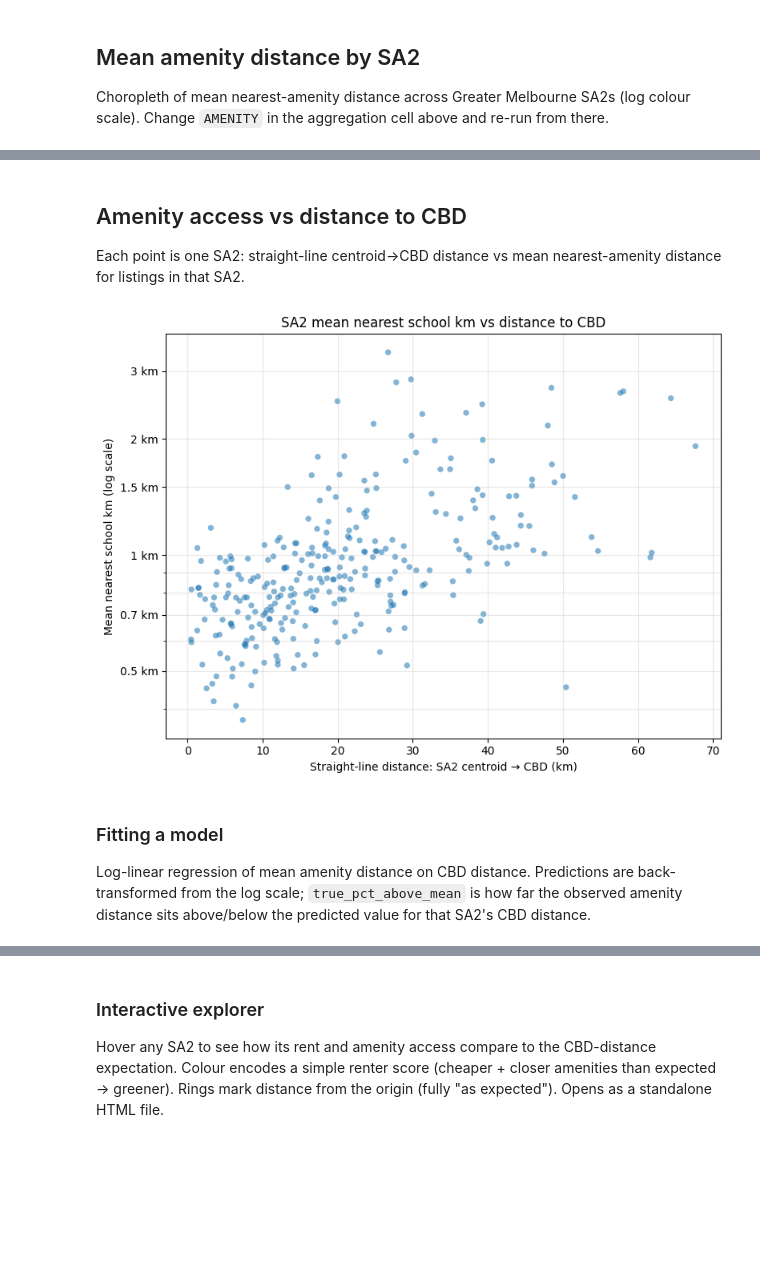
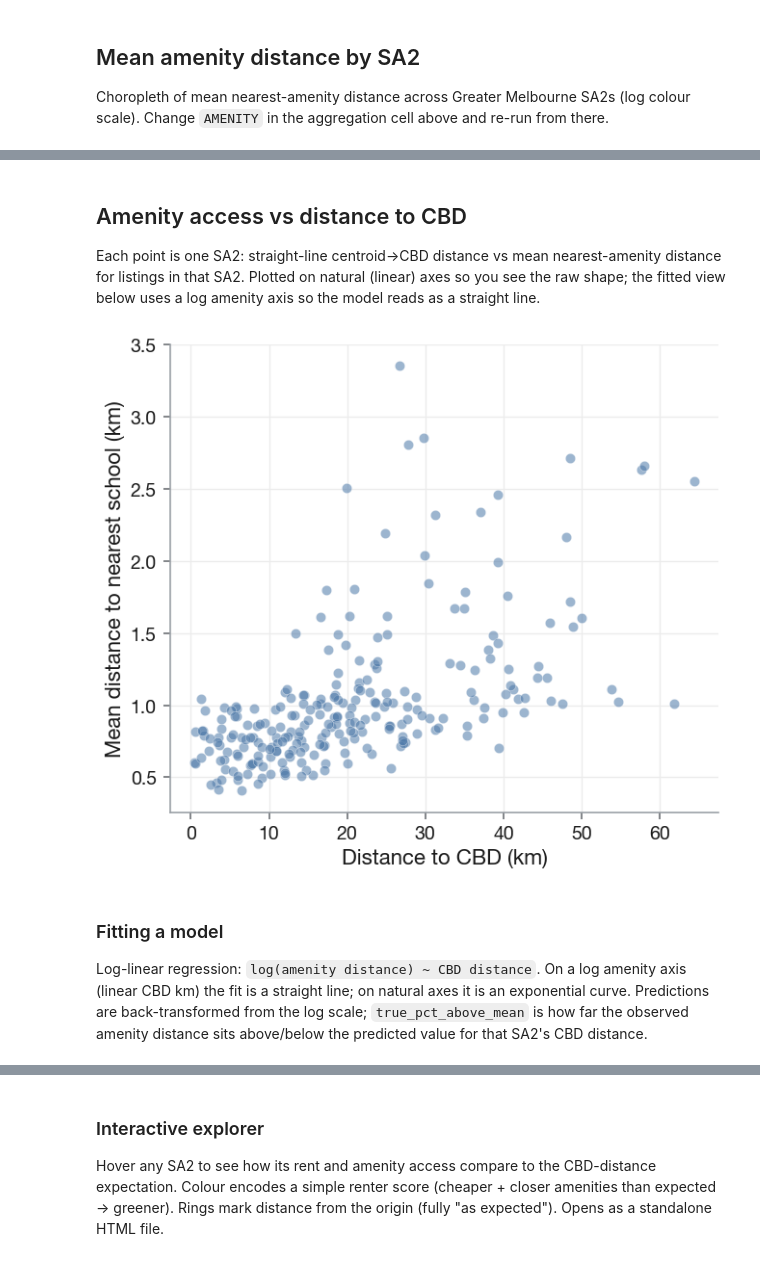
Before and after one commit to Aditya048/real-estate-industry-project, a Jupyter notebook: modelling/liveability/liveability_exploration.ipynb, the cells around one changed output, grey strips where cells are left out. Cells and saved outputs as stored; diff of their text form; code cells hidden in the pictures; blank space fills up the shorter version.

Commit message:
liveability charts

```diff
--- a/modelling/liveability/liveability_exploration.ipynb
+++ b/modelling/liveability/liveability_exploration.ipynb
@@ -94,7 +234,7 @@ Only SA2s with at least `MIN_N` listings are kept (applied upstream so amenity,
 #   nearest_school_km, nearest_train_station_km, nearest_park_km,
 #   nearest_supermarket_km, nearest_tram_stop_km, nearest_bus_stop_km
 AMENITY = "nearest_school_km"
-MIN_N = 5  # drop SA2s with fewer listings (noise / one-off extremes)
+MIN_N = 10  # drop SA2s with fewer listings (noise / one-off extremes)
 
 # Melbourne GPO (approx. CBD reference point)
 CBD_LAT, CBD_LON = -37.8136, 144.9631
@@ -120,16 +260,20 @@ points = gpd.GeoDataFrame(
 
 joined = gpd.sjoin(points, zones[["SA2_NAME21", "geometry"]], how="inner", predicate="within")
 
-n_by_sa2 = joined.groupby("SA2_NAME21").size()
-eligible_sa2s = n_by_sa2[n_by_sa2 >= MIN_N].index
-n_dropped = int((n_by_sa2 < MIN_N).sum())
-joined = joined[joined["SA2_NAME21"].isin(eligible_sa2s)].copy()
-
-avg_by_sa2 = (
+avg_all = (
     joined.groupby("SA2_NAME21")
     .agg(avg_amenity_km=(AMENITY, "mean"), n_listings=("SA2_NAME21", "size"))
     .reset_index()
 )
+# Choropleth only: every SA2 with at least one listing. Other charts keep MIN_N.
+sa2_map = (
+    zones_m[["SA2_NAME21", "geometry", "dist_cbd_km"]]
+    .merge(avg_all, on="SA2_NAME21", how="inner")
+)
+
+n_dropped = int((avg_all["n_listings"] < MIN_N).sum())
+avg_by_sa2 = avg_all[avg_all["n_listings"] >= MIN_N].copy()
+joined = joined[joined["SA2_NAME21"].isin(avg_by_sa2["SA2_NAME21"])].copy()
 
 sa2 = (
     zones_m[["SA2_NAME21", "geometry", "dist_cbd_km"]]
@@ -185,37 +332,26 @@ plt.show()
 # %% [markdown]
 ## Amenity access vs distance to CBD
 
-Each point is one SA2: straight-line centroid→CBD distance vs mean nearest-amenity distance for listings in that SA2.
+Each point is one SA2: straight-line centroid→CBD distance vs mean nearest-amenity distance for listings in that SA2. Plotted on natural (linear) axes so you see the raw shape; the fitted view below uses a log amenity axis so the model reads as a straight line.
 # %%
 plot_sa2 = sa2[sa2["avg_amenity_km"] > 0]
-plot_sa2[["SA2_NAME21", "dist_cbd_km", "avg_amenity_km"]].to_csv("transformed_data/amenity_access_vs_distance_to_cbd.csv", index=False)
+plot_sa2[["SA2_NAME21", "dist_cbd_km", "avg_amenity_km"]].to_csv(
+    "transformed_data/amenity_access_vs_distance_to_cbd.csv", index=False
+)
 
-fig, ax = plt.subplots(figsize=(8, 6))
-ax.scatter(
-    plot_sa2["dist_cbd_km"],
-    plot_sa2["avg_amenity_km"],
-    alpha=0.55,
-    s=28,
-    edgecolor="none",
-)
-ax.set_yscale("log")
-
-vmin, vmax = plot_sa2["avg_amenity_km"].min(), plot_sa2["avg_amenity_km"].max()
-ax.set_yticks(km_ticks(vmin, vmax))
-ax.yaxis.set_major_formatter(FuncFormatter(lambda y, _: f"{y:g} km"))
-
-ax.set_xlabel("Straight-line distance: SA2 centroid → CBD (km)")
-ax.set_ylabel(f"Mean {AMENITY.replace('_', ' ')} (log scale)")
-ax.set_title(f"SA2 mean {AMENITY.replace('_', ' ')} vs distance to CBD")
-ax.grid(True, which="both", alpha=0.3)
-plt.tight_layout()
-plt.show()
+# Natural shape (linear km on both axes) — linearized fit plot is after the model cell
+fig, ax = plt.subplots(figsize=HALF)
+scatter_sa2(ax, plot_sa2["dist_cbd_km"], plot_sa2["avg_amenity_km"])
+style_axes(ax, grid="both")
+ax.set_xlabel("Distance to CBD (km)")
+ax.set_ylabel(f"Mean distance to {amenity_short(AMENITY)} (km)")
+save(fig, "amenity_vs_cbd.png")
 # %% [output]
-[figure, old version]
+[figure, new version]
 # %% [markdown]
 ### Fitting a model
 
-Log-linear regression of mean amenity distance on CBD distance. Predictions are back-transformed from the log scale; `true_pct_above_mean` is how far the observed amenity distance sits above/below the predicted value for that SA2's CBD distance.
+Log-linear regression: `log(amenity distance) ~ CBD distance`. On a log amenity axis (linear CBD km) the fit is a straight line; on natural axes it is an exponential curve. Predictions are back-transformed from the log scale; `true_pct_above_mean` is how far the observed amenity distance sits above/below the predicted value for that SA2's CBD distance.
 # %%
 fit_df = plot_sa2[["SA2_NAME21", "dist_cbd_km", "avg_amenity_km"]].dropna().copy()
 X = sm.add_constant(fit_df["dist_cbd_km"])
```
Also changed, not shown: parts of 18 cells of this notebook, 9 other files.
